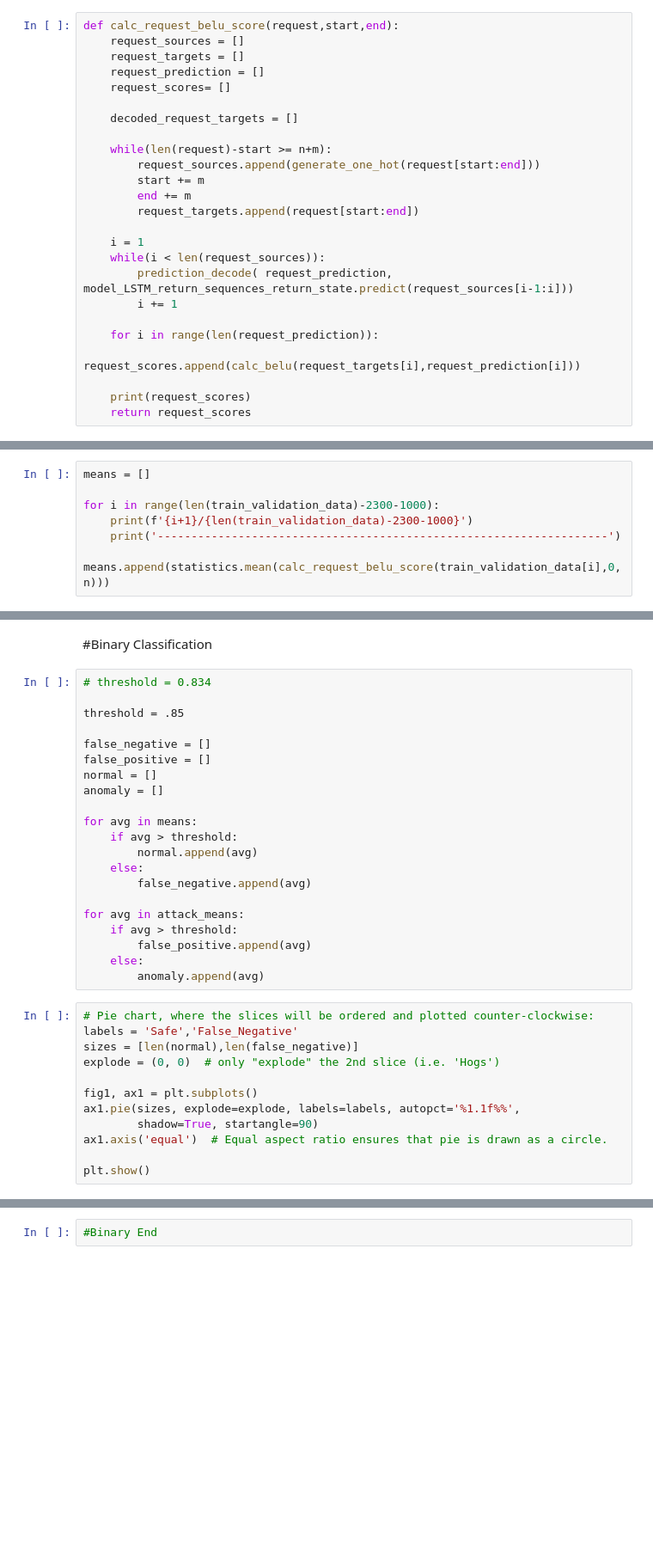
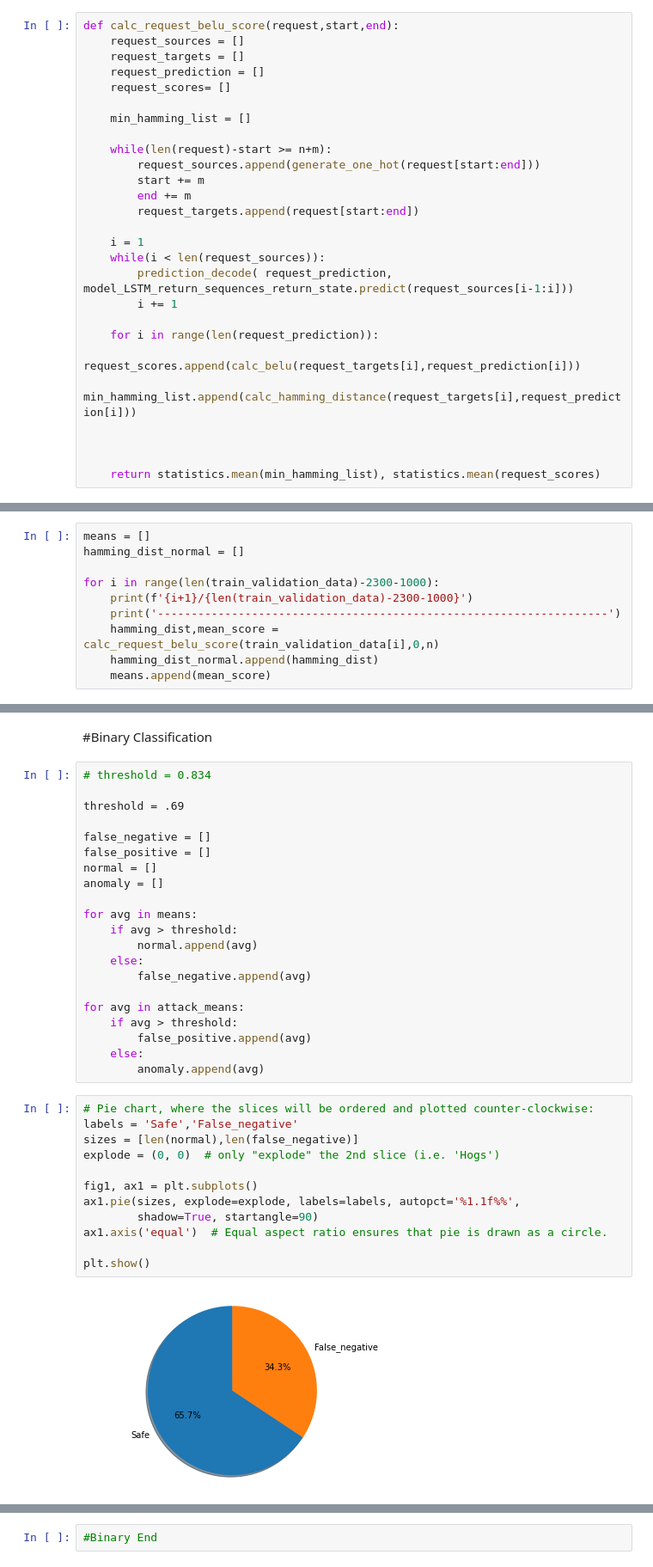
Before and after one commit to raghavmanc/COSC-4F90, a Jupyter notebook: HIDS.ipynb, the cells around one changed output, grey strips where cells are left out. Shown: that part at 86% size. Cells and saved outputs as stored; diff of their text form; blank space fills up the shorter version.

```diff
--- a/HIDS.ipynb
+++ b/HIDS.ipynb
@@ -441,7 +441,7 @@ def calc_request_belu_score(request,start,end):
     request_prediction = []
     request_scores= []
 
-    decoded_request_targets = []
+    min_hamming_list = []
 
     while(len(request)-start >= n+m):
         request_sources.append(generate_one_hot(request[start:end]))
@@ -456,6 +456,8 @@ def calc_request_belu_score(request,start,end):
 
     for i in range(len(request_prediction)):
         request_scores.append(calc_belu(request_targets[i],request_prediction[i]))
+        min_hamming_list.append(calc_hamming_distance(request_targets[i],request_prediction[i]))
 
-    print(request_scores)
-    return request_scores
+
+
+    return statistics.mean(min_hamming_list), statistics.mean(request_scores)
@@ -462,10 +471,13 @@ def calc_request_belu_score(request,start,end):
 # %%
 means = []
+hamming_dist_normal = []
 
 for i in range(len(train_validation_data)-2300-1000):
     print(f'{i+1}/{len(train_validation_data)-2300-1000}')
     print('-------------------------------------------------------------------')
-    means.append(statistics.mean(calc_request_belu_score(train_validation_data[i],0,n)))
+    hamming_dist,mean_score = calc_request_belu_score(train_validation_data[i],0,n)
+    hamming_dist_normal.append(hamming_dist)
+    means.append(mean_score)
 # %% [output]
 1/1072
 -------------------------------------------------------------------
@@ -545,7 +599,7 @@ len(means)
 # %%
 # threshold = 0.834
 
-threshold = .85
+threshold = .69
 
 false_negative = []
 false_positive = []
@@ -565,15 +619,17 @@ for avg in attack_means:
         anomaly.append(avg)
 # %%
 # Pie chart, where the slices will be ordered and plotted counter-clockwise:
-labels = 'Safe','False_Negative'
+labels = 'Safe','False_negative'
 sizes = [len(normal),len(false_negative)]
 explode = (0, 0)  # only "explode" the 2nd slice (i.e. 'Hogs')
 
 fig1, ax1 = plt.subplots()
 ax1.pie(sizes, explode=explode, labels=labels, autopct='%1.1f%%',
         shadow=True, startangle=90)
 ax1.axis('equal')  # Equal aspect ratio ensures that pie is drawn as a circle.
 
 plt.show()
+# %% [output]
+[figure, added]
 # %%
 # Pie chart, where the slices will be ordered and plotted counter-clockwise:
```
Also changed, not shown: parts of 14 cells of this notebook, 1 other file.
